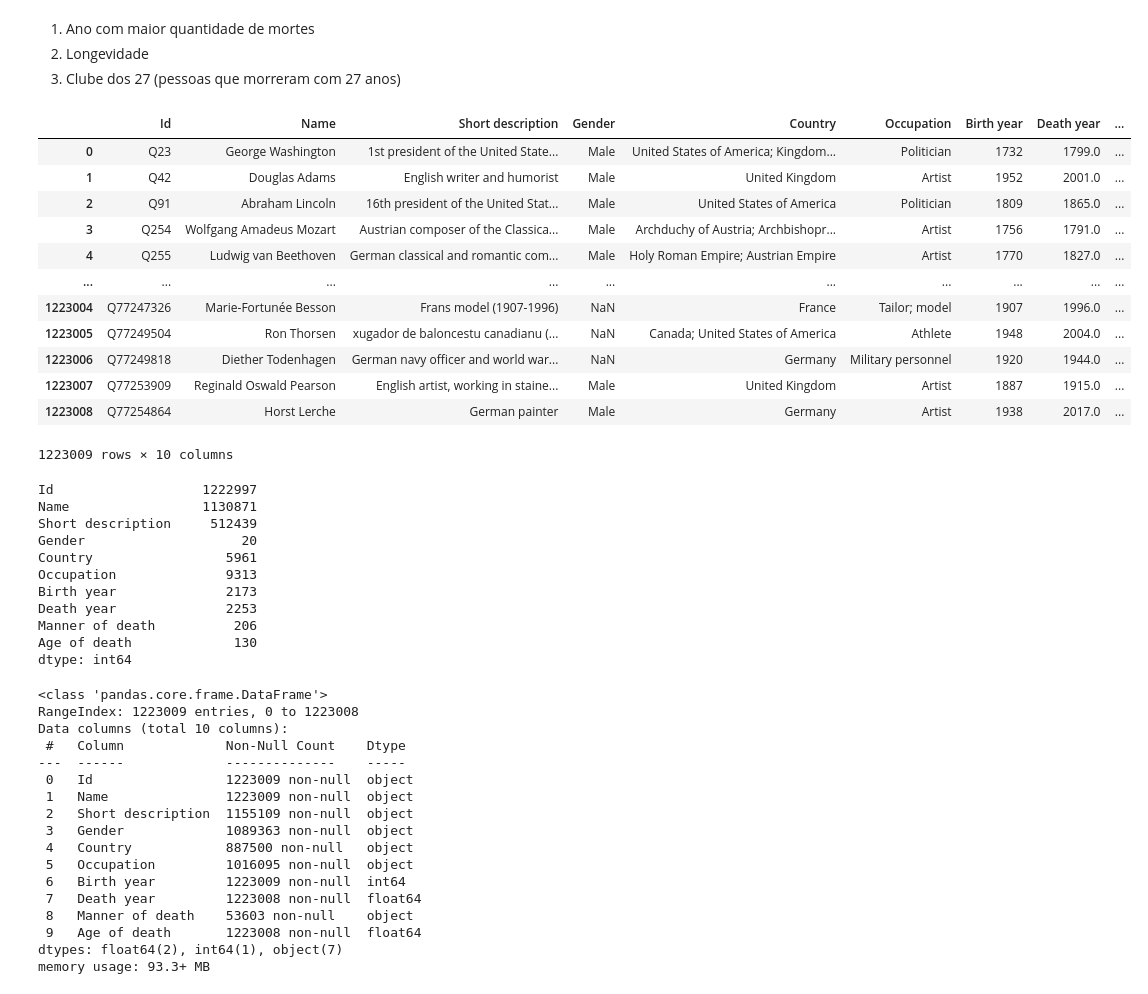
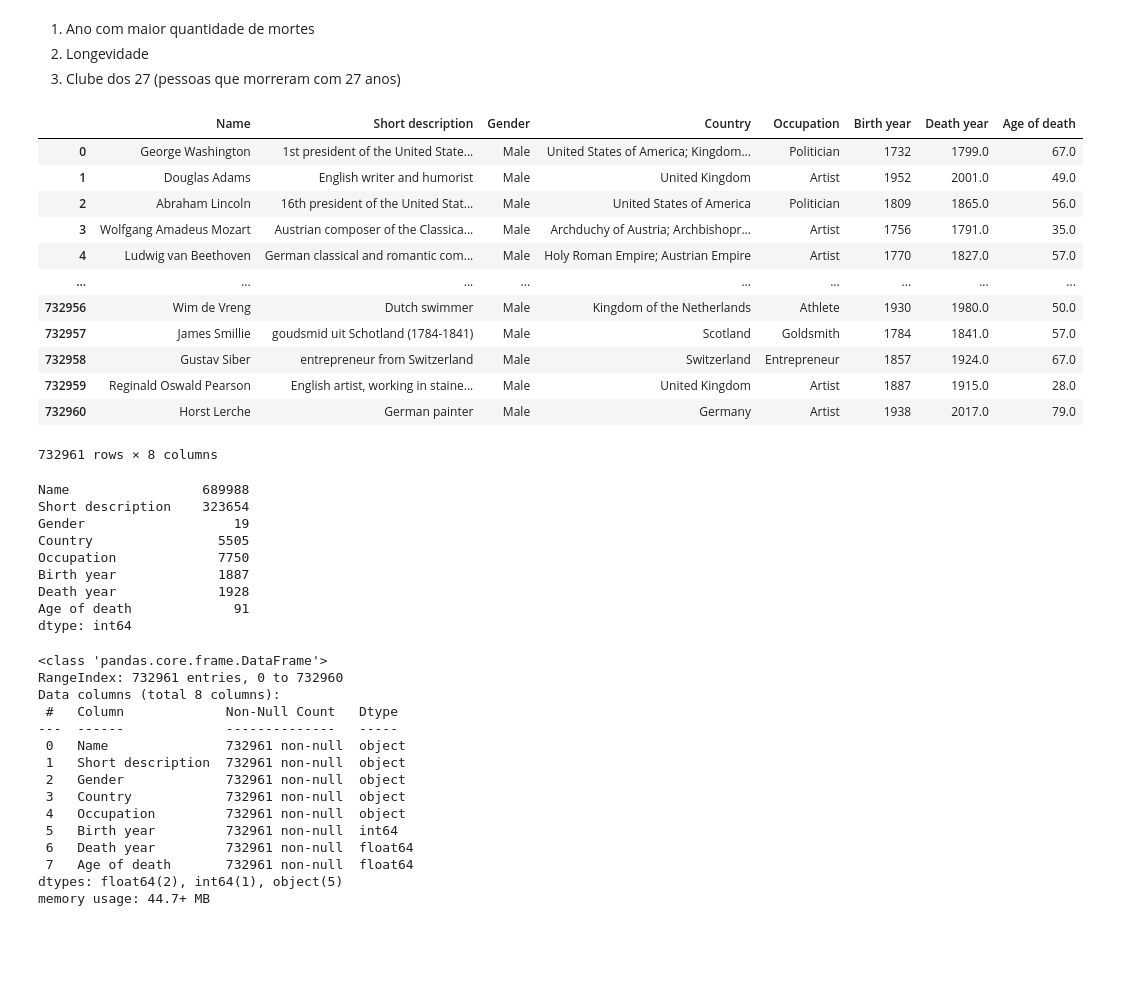
Before and after one commit to alvesgabriel/lets-code-analytics-modulo-1, a Jupyter notebook: longevity.ipynb, the cells around one changed output. Drawn from its saved outputs; the diff is of its cells as text; code cells hidden in the pictures; blank space fills up the shorter version.

```diff
--- a/longevity.ipynb
+++ b/longevity.ipynb
@@ -8,57 +8,53 @@ import matplotlib.pyplot as plt
 1. Longevidade
 1. Clube dos 27 (pessoas que morreram com 27 anos)
 # %%
-filename = 'AgeDataset-V1.csv'
-df = pd.read_csv(filename)
+filename = 'AgeDatasetClean.csv'
+df = pd.read_csv(filename,sep='|')
 df
 # %% [output]
-|  | Id | Name | Short description | Gender | Country | Occupation | Birth year | Death year | ... |
-| 0 | Q23 | George Washington | 1st president of the United State... | Male | United States of America; Kingdom... | Politician | 1732 | 1799.0 | ... |
-| 1 | Q42 | Douglas Adams | English writer and humorist | Male | United Kingdom | Artist | 1952 | 2001.0 | ... |
-| 2 | Q91 | Abraham Lincoln | 16th president of the United Stat... | Male | United States of America | Politician | 1809 | 1865.0 | ... |
-| 3 | Q254 | Wolfgang Amadeus Mozart | Austrian composer of the Classica... | Male | Archduchy of Austria; Archbishopr... | Artist | 1756 | 1791.0 | ... |
-| 4 | Q255 | Ludwig van Beethoven | German classical and romantic com... | Male | Holy Roman Empire; Austrian Empire | Artist | 1770 | 1827.0 | ... |
-| ... | ... | ... | ... | ... | ... | ... | ... | ... | ... |
-| 1223004 | Q77247326 | Marie-Fortunée Besson | Frans model (1907-1996) | NaN | France | Tailor; model | 1907 | 1996.0 | ... |
-| 1223005 | Q77249504 | Ron Thorsen | xugador de baloncestu canadianu (... | NaN | Canada; United States of America | Athlete | 1948 | 2004.0 | ... |
-| 1223006 | Q77249818 | Diether Todenhagen | German navy officer and world war... | NaN | Germany | Military personnel | 1920 | 1944.0 | ... |
-| 1223007 | Q77253909 | Reginald Oswald Pearson | English artist, working in staine... | Male | United Kingdom | Artist | 1887 | 1915.0 | ... |
-| 1223008 | Q77254864 | Horst Lerche | German painter | Male | Germany | Artist | 1938 | 2017.0 | ... |
+|  | Name | Short description | Gender | Country | Occupation | Birth year | Death year | Age of death |
+| 0 | George Washington | 1st president of the United State... | Male | United States of America; Kingdom... | Politician | 1732 | 1799.0 | 67.0 |
+| 1 | Douglas Adams | English writer and humorist | Male | United Kingdom | Artist | 1952 | 2001.0 | 49.0 |
+| 2 | Abraham Lincoln | 16th president of the United Stat... | Male | United States of America | Politician | 1809 | 1865.0 | 56.0 |
+| 3 | Wolfgang Amadeus Mozart | Austrian composer of the Classica... | Male | Archduchy of Austria; Archbishopr... | Artist | 1756 | 1791.0 | 35.0 |
+| 4 | Ludwig van Beethoven | German classical and romantic com... | Male | Holy Roman Empire; Austrian Empire | Artist | 1770 | 1827.0 | 57.0 |
+| ... | ... | ... | ... | ... | ... | ... | ... | ... |
+| 732956 | Wim de Vreng | Dutch swimmer | Male | Kingdom of the Netherlands | Athlete | 1930 | 1980.0 | 50.0 |
+| 732957 | James Smillie | goudsmid uit Schotland (1784-1841) | Male | Scotland | Goldsmith | 1784 | 1841.0 | 57.0 |
+| 732958 | Gustav Siber | entrepreneur from Switzerland | Male | Switzerland | Entrepreneur | 1857 | 1924.0 | 67.0 |
+| 732959 | Reginald Oswald Pearson | English artist, working in staine... | Male | United Kingdom | Artist | 1887 | 1915.0 | 28.0 |
+| 732960 | Horst Lerche | German painter | Male | Germany | Artist | 1938 | 2017.0 | 79.0 |
-1223009 rows × 10 columns
+732961 rows × 8 columns
 # %%
 df.nunique()
 # %% [output]
-Id                   1222997
-Name                 1130871
-Short description     512439
-Gender                    20
-Country                 5961
-Occupation              9313
-Birth year              2173
-Death year              2253
-Manner of death          206
-Age of death             130
+Name                 689988
+Short description    323654
+Gender                   19
+Country                5505
+Occupation             7750
+Birth year             1887
+Death year             1928
+Age of death             91
 dtype: int64
 # %%
 df.info()
 # %% [output]
 <class 'pandas.core.frame.DataFrame'>
-RangeIndex: 1223009 entries, 0 to 1223008
-Data columns (total 10 columns):
- #   Column             Non-Null Count    Dtype
----  ------             --------------    -----
- 0   Id                 1223009 non-null  object
- 1   Name               1223009 non-null  object
- 2   Short description  1155109 non-null  object
- 3   Gender             1089363 non-null  object
- 4   Country            887500 non-null   object
- 5   Occupation         1016095 non-null  object
- 6   Birth year         1223009 non-null  int64
- 7   Death year         1223008 non-null  float64
- 8   Manner of death    53603 non-null    object
- 9   Age of death       1223008 non-null  float64
-dtypes: float64(2), int64(1), object(7)
-memory usage: 93.3+ MB
+RangeIndex: 732961 entries, 0 to 732960
+Data columns (total 8 columns):
+ #   Column             Non-Null Count   Dtype
+---  ------             --------------   -----
+ 0   Name               732961 non-null  object
+ 1   Short description  732961 non-null  object
+ 2   Gender             732961 non-null  object
+ 3   Country            732961 non-null  object
+ 4   Occupation         732961 non-null  object
+ 5   Birth year         732961 non-null  int64
+ 6   Death year         732961 non-null  float64
+ 7   Age of death       732961 non-null  float64
+dtypes: float64(2), int64(1), object(5)
+memory usage: 44.7+ MB
 # %%
 df.describe()
 # %% [output]
```
Also changed, not shown: parts of 19 cells of this notebook.
